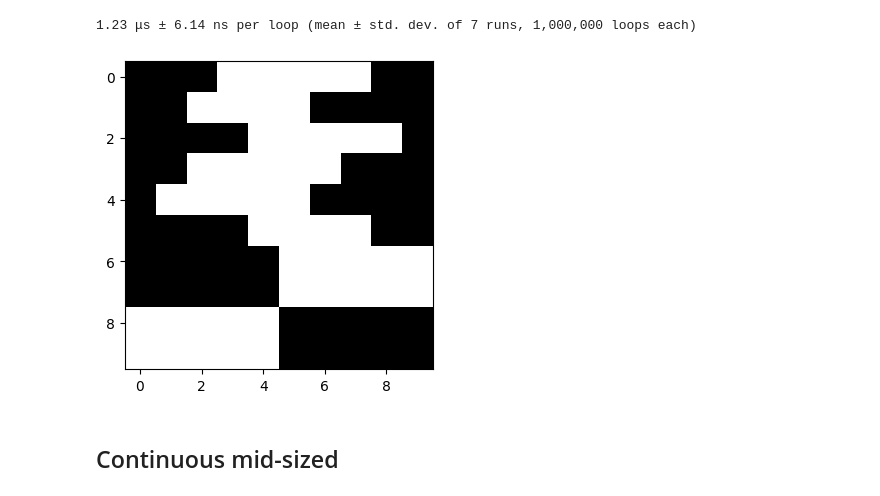
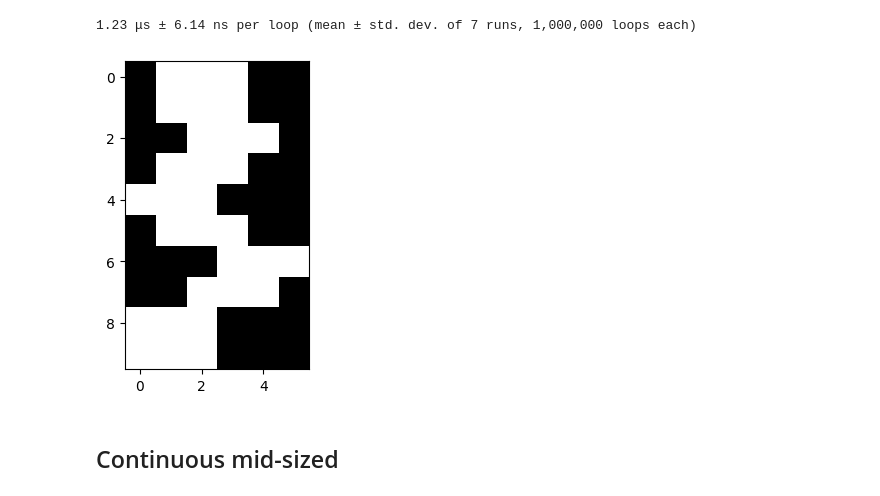
Before and after one commit to marioboley/optikon, a Jupyter notebook: spikes/propositionalisation.ipynb, the cells around one changed output. Saved outputs shown, nothing was run; the diff lists cells and outputs as text; code cells hidden in the pictures.

Commit message:
repair prop spike

```diff
--- a/spike_propositionalisation.ipynb
+++ b/spikes/propositionalisation.ipynb
@@ -323,5 +324,5 @@ TypeError: Can only insert i32* at [4] in {i8*, i8*, i64, i64, i32*, [1 x i64],
 # %%
-prop_ew = equal_width_propositionalization(x_cont_small)
+prop_ew = equal_width_propositionalization(x_cont_d1_n10)
 prop_ew.t
 # %% [output]
 array([-0.43247496,  0.40047155,  1.23341806,  0.43247496, -0.40047155,
@@ -339,12 +340,12 @@ array([-0.43247496,  0.40047155,  1.23341806,  0.43247496, -0.40047155,
 # %% [output]
 1.23 μs ± 6.14 ns per loop (mean ± std. dev. of 7 runs, 1,000,000 loops each)
 # %%
-binary = prop.binarize(x_cont_small)
+binary = prop_ew.binarize(x_cont_d1_n10)
 plt.figure(figsize=(12, 4))
 plt.imshow(binary, cmap='Greys', interpolation='none')
 plt.show()
 # %% [output]
-[figure, old version]
+[figure, new version]
 # %% [markdown]
 ## Continuous mid-sized
 # %%
```
Also changed, not shown: parts of 17 cells of this notebook.
